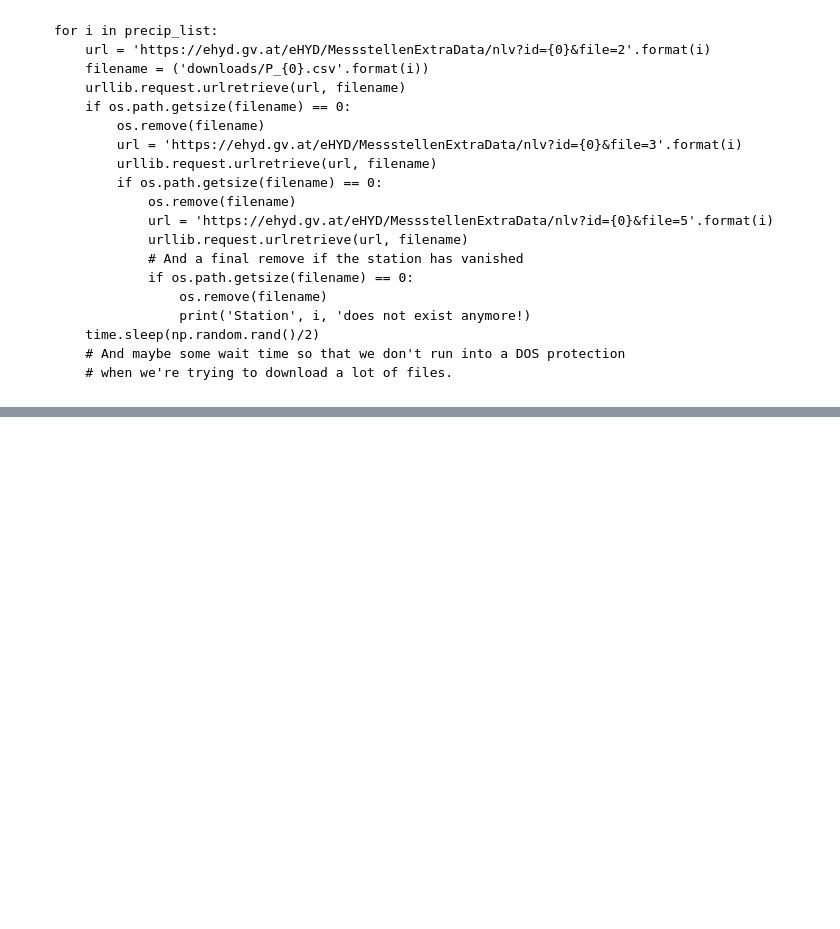
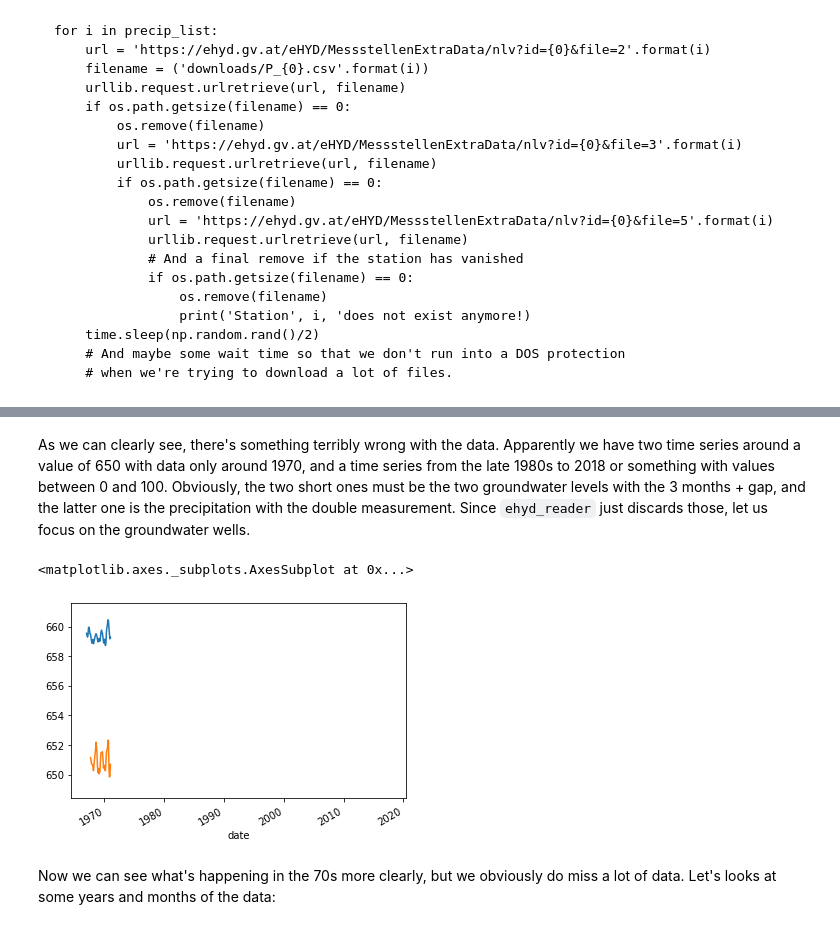
Before and after one commit to joha1/ehyd_reader, a Jupyter notebook: examples/example1.ipynb, the cells around one changed output, grey strips where cells are left out. Drawn from its saved outputs; the diff is of its cells as text; code cells hidden in the pictures; blank space fills up the shorter version.

```diff
--- a/examples/example1.ipynb
+++ b/examples/example1.ipynb
@@ -100,0 +211,14 @@ Now, assuming we deleted the missing station, either by hand or by modifying the
+# %% [markdown]
+As we can clearly see, there's something terribly wrong with the data.
+Apparently we have two time series around a value of 650 with data only around 1970, and a time series from the late 1980s to 2018 or something with values between 0 and 100.
+Obviously, the two short ones must be the two groundwater levels with the 3 months + gap, and the latter one is the precipitation with the double measurement.
+Since `ehyd_reader` just discards those, let us focus on the groundwater wells.
+# %%
+error_GW = Aich_errors.xs('Groundwater', level='datatype', axis=1)
+error_GW.plot(legend=False)
+# %% [output]
+<matplotlib.axes._subplots.AxesSubplot at 0x...>
+[figure, added]
+# %% [markdown]
+Now we can see what's happening in the 70s more clearly, but we obviously do miss a lot of data.
+Let's looks at some years and months of the data:
```
Also changed, not shown: parts of 32 cells of this notebook, 1 other file.
